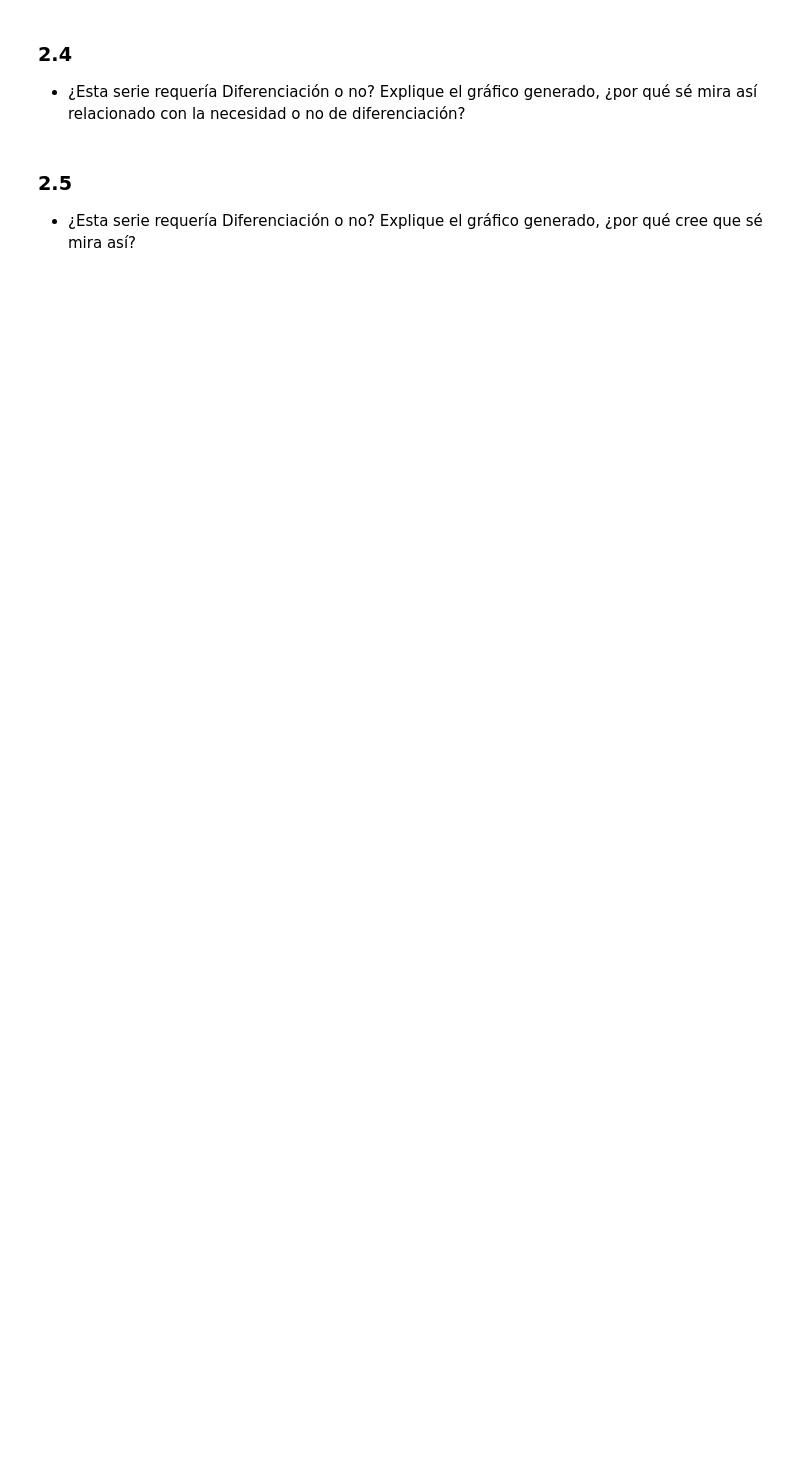
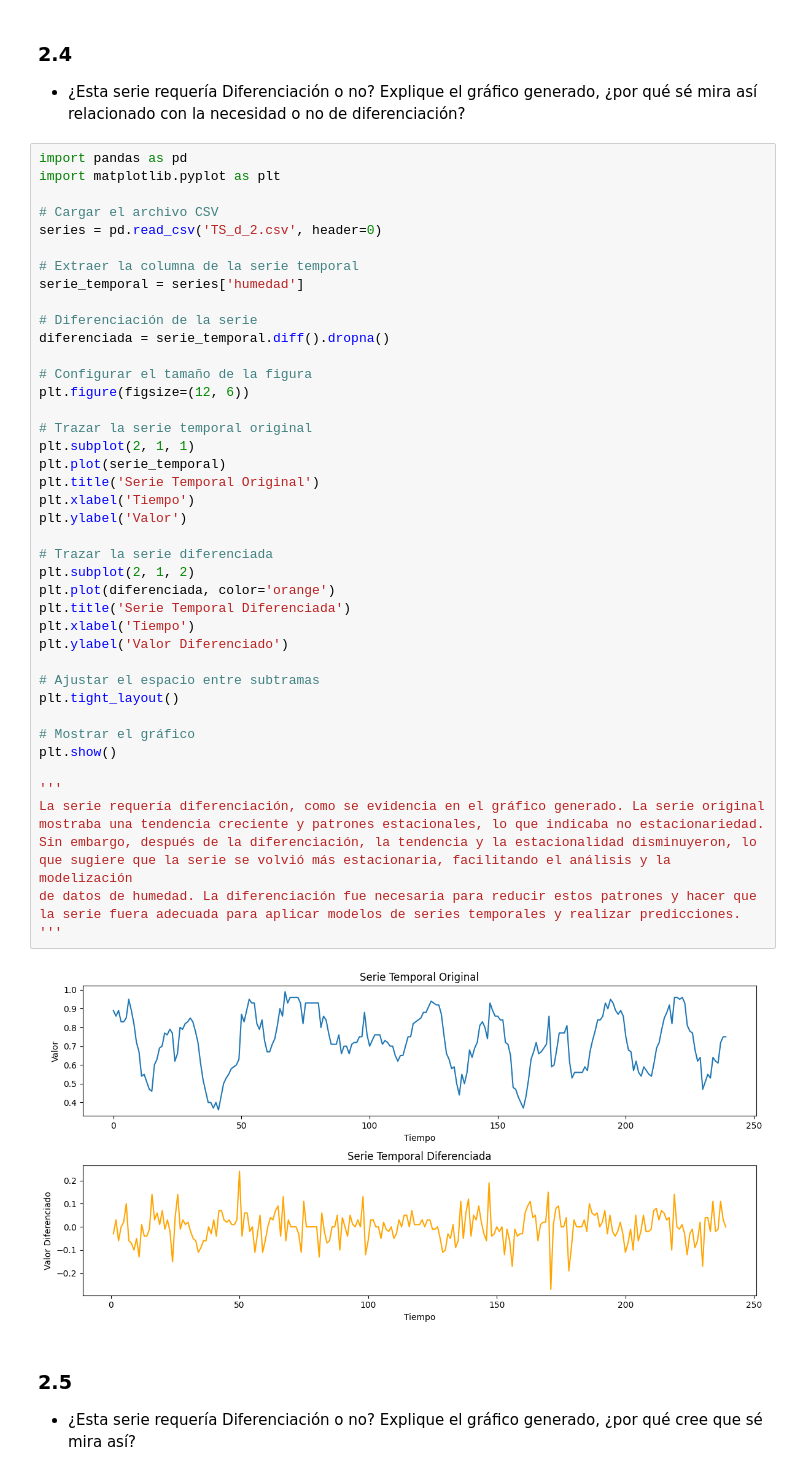
Before and after one commit to JeanPaulRF/Trabajos-IA, a Jupyter notebook: TP1/2023-2-Trabajo Practico_1.ipynb, the cells around one changed output. Cells and saved outputs as stored; diff of their text form; blank space fills up the shorter version.

```diff
--- a/TP1/2023-2-Trabajo Practico_1.ipynb
+++ b/TP1/2023-2-Trabajo Practico_1.ipynb
@@ -129,6 +229,52 @@ El tipo de datos de 'series' es: <class 'pandas.core.frame.DataFrame'>
 ### 2.4
 
 - ¿Esta serie requería Diferenciación o no?  Explique el gráfico generado, ¿por qué sé mira así relacionado con la necesidad o no de diferenciación?
+# %%
+import pandas as pd
+import matplotlib.pyplot as plt
+
+# Cargar el archivo CSV
+series = pd.read_csv('TS_d_2.csv', header=0)
+
+# Extraer la columna de la serie temporal
+serie_temporal = series['humedad']
+
+# Diferenciación de la serie
+diferenciada = serie_temporal.diff().dropna()
+
+# Configurar el tamaño de la figura
+plt.figure(figsize=(12, 6))
+
+# Trazar la serie temporal original
+plt.subplot(2, 1, 1)
+plt.plot(serie_temporal)
+plt.title('Serie Temporal Original')
+plt.xlabel('Tiempo')
+plt.ylabel('Valor')
+
+# Trazar la serie diferenciada
+plt.subplot(2, 1, 2)
+plt.plot(diferenciada, color='orange')
+plt.title('Serie Temporal Diferenciada')
+plt.xlabel('Tiempo')
+plt.ylabel('Valor Diferenciado')
+
+# Ajustar el espacio entre subtramas
+plt.tight_layout()
+
+# Mostrar el gráfico
+plt.show()
+
+'''
+La serie requería diferenciación, como se evidencia en el gráfico generado. La serie original
+mostraba una tendencia creciente y patrones estacionales, lo que indicaba no estacionariedad.
+Sin embargo, después de la diferenciación, la tendencia y la estacionalidad disminuyeron, lo
+que sugiere que la serie se volvió más estacionaria, facilitando el análisis y la modelización
+de datos de humedad. La diferenciación fue necesaria para reducir estos patrones y hacer que
+la serie fuera adecuada para aplicar modelos de series temporales y realizar predicciones.
+'''
+# %% [output]
+[figure, added]
 # %% [markdown]
 ### 2.5
 
```
Also changed, not shown: parts of 4 cells of this notebook.
